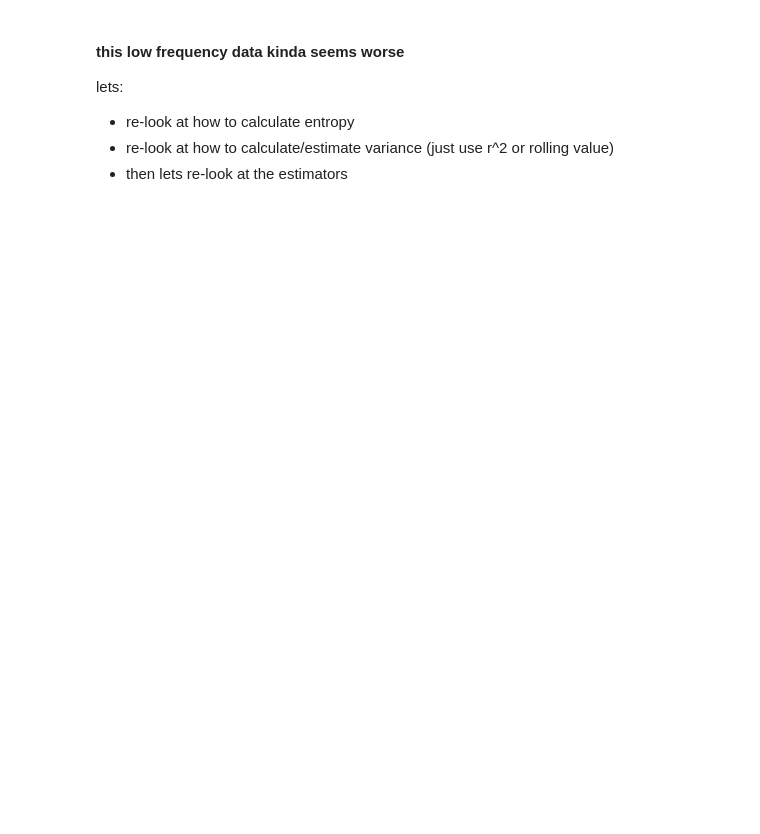
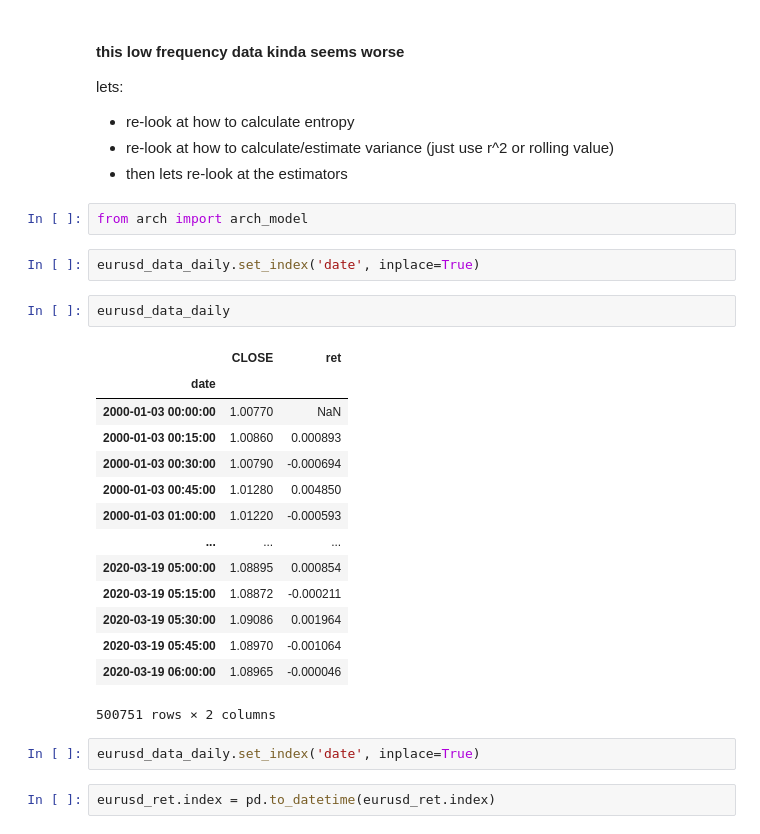
Before and after one commit to cameronjm123/home_research, a Jupyter notebook: research_projects/volatility_entropy_pred.ipynb, the cells around one changed output. Drawn from its saved outputs; the diff is of its cells as text; blank space fills up the shorter version.

```diff
--- a/research_projects/volatility_entropy_pred.ipynb
+++ b/research_projects/volatility_entropy_pred.ipynb
@@ -123,3 +130,28 @@ lets:
 - re-look at how to calculate entropy
 - re-look at how to calculate/estimate variance (just use r^2 or rolling value)
 - then lets re-look at the estimators
+# %%
+from arch import arch_model
+# %%
+eurusd_data_daily.set_index('date', inplace=True)
+# %%
+eurusd_data_daily
+# %% [output]
+|  | CLOSE | ret |
+| date |  |  |
+| 2000-01-03 00:00:00 | 1.00770 | NaN |
+| 2000-01-03 00:15:00 | 1.00860 | 0.000893 |
+| 2000-01-03 00:30:00 | 1.00790 | -0.000694 |
+| 2000-01-03 00:45:00 | 1.01280 | 0.004850 |
+| 2000-01-03 01:00:00 | 1.01220 | -0.000593 |
+| ... | ... | ... |
+| 2020-03-19 05:00:00 | 1.08895 | 0.000854 |
+| 2020-03-19 05:15:00 | 1.08872 | -0.000211 |
+| 2020-03-19 05:30:00 | 1.09086 | 0.001964 |
+| 2020-03-19 05:45:00 | 1.08970 | -0.001064 |
+| 2020-03-19 06:00:00 | 1.08965 | -0.000046 |
+500751 rows × 2 columns
+# %%
+eurusd_data_daily.set_index('date', inplace=True)
+# %%
+eurusd_ret.index = pd.to_datetime(eurusd_ret.index)
```
Also changed, not shown: parts of 12 cells of this notebook.
